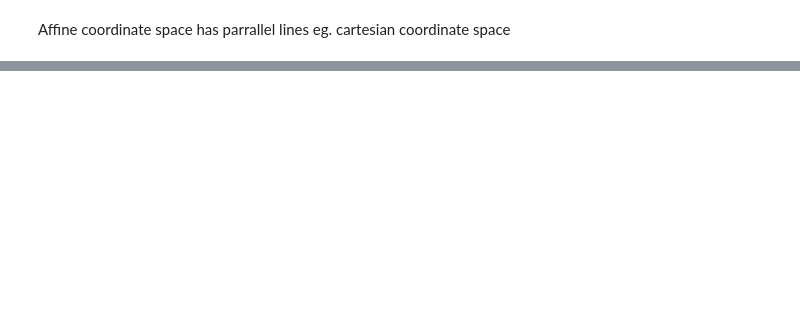
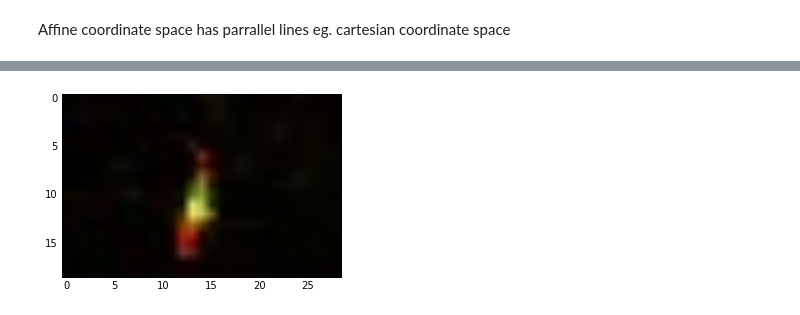
Before and after one commit to mattdns1006/Misc, a Jupyter notebook: pcaRotate/pcaRotate.ipynb, the cells around one changed output, grey strips where cells are left out. Saved outputs shown, nothing was run; the diff lists cells and outputs as text; code cells hidden in the pictures; blank space fills up the shorter version.

```diff
--- a/pcaRotate/pcaRotate.ipynb
+++ b/pcaRotate/pcaRotate.ipynb
@@ -7,10 +7,12 @@ import matplotlib.pyplot as plt
 %matplotlib inline
 import glob
 from pylab import rcParams
-rcParams['figure.figsize'] = 15, 10
+rcParams['figure.figsize'] = 5, 5
 from scipy.ndimage import measurements
 import matplotlib.cm as cm
-from pcaRotate import *
-import sys
+
+import sys, os
+
 sys.path.append("../py/")
 from fitEllipse import fitEllipse
+from pcaRotate import *
@@ -114,0 +19,83 @@ for i in range(len(imgPaths)):
+# %%
+def example_plot(ax, img, name,fontsize=12):
+    ax.imshow(img)
+    ax.locator_params(nbins=3)
+    ax.set_title(name, fontsize=fontsize)
+    ax.axis('off')
+
+def showSave(im,name):
+    plt.imshow(im)
+    plt.savefig(name)
+    plt.show()
+# %%
+imgPaths = glob.glob("/home/msmith/kaggle/whale/imgs/test/m1*.jpg")
+print(len(imgPaths))
+name = 0
+for i in np.random.permutation(len(imgPaths))[:3]:
+
+    imPath = imgPaths[i]
+    savePath = "examples/{0}/".format(imPath.split("/")[-1])
+    if not os.path.exists(savePath):
+        os.makedirs(savePath)
+
+    orig = cv2.imread(imPath.replace("m1_","w1_"))[:,:,::-1]
+    mask = cv2.imread(imPath.replace("m1_","m1_"))[:,:,::-1]
+
+    showSave(mask,savePath+"mask.jpg")
+    mask = cv2.GaussianBlur(mask,(3,3),1)
+    showSave(mask,savePath+"maskBlur.jpg")
+
+    h,w,c = orig.shape
+    mask = cv2.resize(mask,(w,h),interpolation=cv2.INTER_CUBIC)
+
+    h,w,c = mask.shape
+    channel = 0 #Red
+
+    showSave(orig,savePath+"orig.jpg")
+    showSave(mask,savePath+"maskResize.jpg")
+
+    mask = fitEllipse(mask,20,250)
+
+    showSave(mask,savePath+"maskEllipse.jpg")
+    centroidR, covR = getImgMoments(mask,0)
+    centroidG, covG = getImgMoments(mask,1)
+    e1,e2 = evs = getEigenVectors(centroid1=centroidG,centroid2=centroidR,cov=covR)
+
+    arroLen = 500
+    arrowToE1 = tuple((centroidR + (e1)*arroLen).astype(np.uint16))
+    arrowToE2 = tuple((centroidR + (e2)*arroLen).astype(np.uint16))
+    centroidRT = totuple(centroidR)
+    centroidGT = totuple(centroidG)
+    #centroidRotRedT = totuple(centroidRotRed)
+
+    maskEvs = mask.copy()
+    cv2.line(maskEvs,centroidRT,arrowToE1,(255,255,255),40)
+    cv2.line(maskEvs,centroidRT,arrowToE2,(255,255,255),20)
+    #cv2.line(mask,centroidGT,centroidRT,(0,0,255),30)
+    #cv2.circle(mask,centroidRT,40,(255,0,50),-1,lineType=8)
+    #cv2.circle(mask,centroidRotRedT,40,(0,255,0),-1)
+    showSave(maskEvs,savePath+"maskEvs.jpg")
+
+    orig, mask = rotate(orig,mask,evs,centroidR)
+    mask = getRed(mask,(0,60,250))
+    showSave(orig,savePath+"origRotate.jpg")
+    showSave(mask,savePath+"maskRotate.jpg")
+
+    centroidRotRed, _ = getImgMoments(mask,0) #Redo centroid to crop head
+    w = 600
+    h = 300
+    x,y = centroidRotRed - np.array([w,h])
+    x1,y1 = centroidRotRed + np.array([w,h])
+
+
+    cv2.rectangle(orig,(x,y),(x1,y1),(255,255,255),20)
+    cv2.rectangle(mask,(x,y),(x1,y1),(255,255,255),20)
+    cv2.circle(orig,(centroidRotRed[0],centroidRotRed[1]),20,(255,255,255))
+    cv2.circle(mask,(centroidRotRed[0],centroidRotRed[1]),20,(255,255,255))
+    croppedHead = orig[y:y1,x:x1]
+    showSave(orig,savePath+"origRB.jpg")
+    showSave(mask,savePath+"maskRB.jpg")
+    showSave(croppedHead,savePath+"origCropped.jpg")
+    # Call fns
+    name += 1
+# %% [output]
@@ -114,0 +103 @@ for i in range(len(imgPaths)):
+[figure, added]
```
Also changed, not shown: parts of 4 cells of this notebook, 2 other files.
